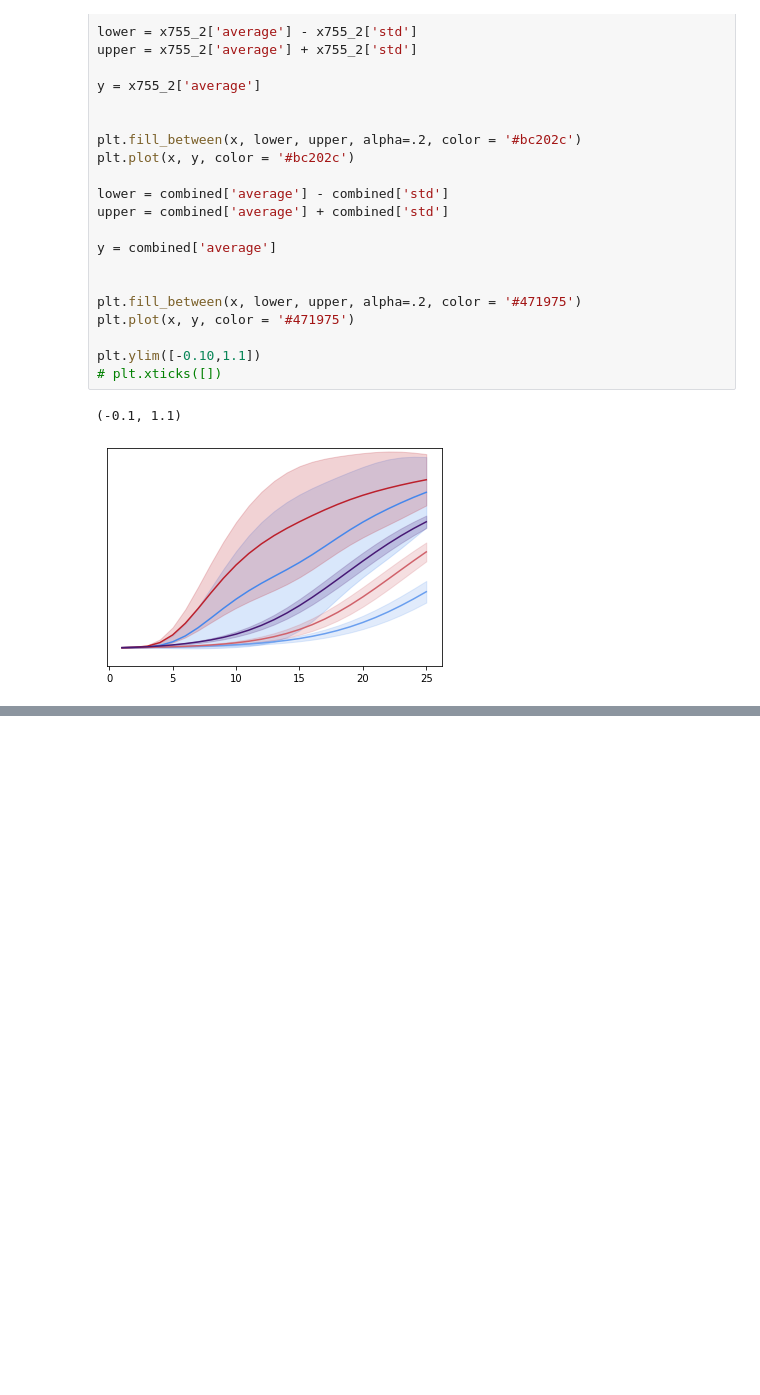
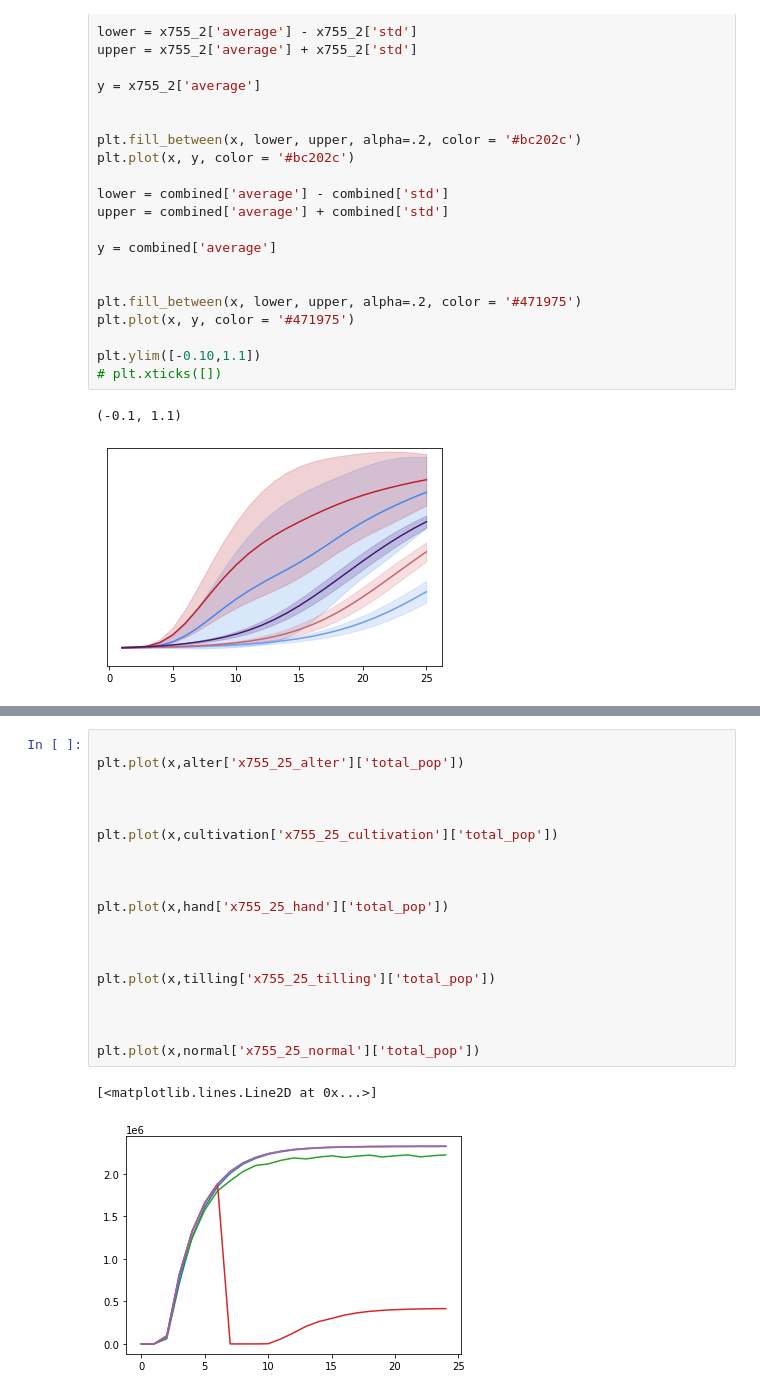
Before and after one commit to Sakib1418/Corteva, a Jupyter notebook: plot.ipynb, the cells around one changed output, grey strips where cells are left out. Drawn from its saved outputs; the diff is of its cells as text; blank space fills up the shorter version.

```diff
--- a/plot.ipynb
+++ b/plot.ipynb
@@ -123,0 +208,22 @@ NameError: name 'x' is not defined
+# %%
+
+plt.plot(x,alter['x755_25_alter']['total_pop'])
+
+
+
+plt.plot(x,cultivation['x755_25_cultivation']['total_pop'])
+
+
+
+plt.plot(x,hand['x755_25_hand']['total_pop'])
+
+
+
+plt.plot(x,tilling['x755_25_tilling']['total_pop'])
+
+
+
+plt.plot(x,normal['x755_25_normal']['total_pop'])
+# %% [output]
+[<matplotlib.lines.Line2D at 0x...>]
+[figure, added]
```
Also changed, not shown: parts of 13 cells of this notebook, 7 other files.
